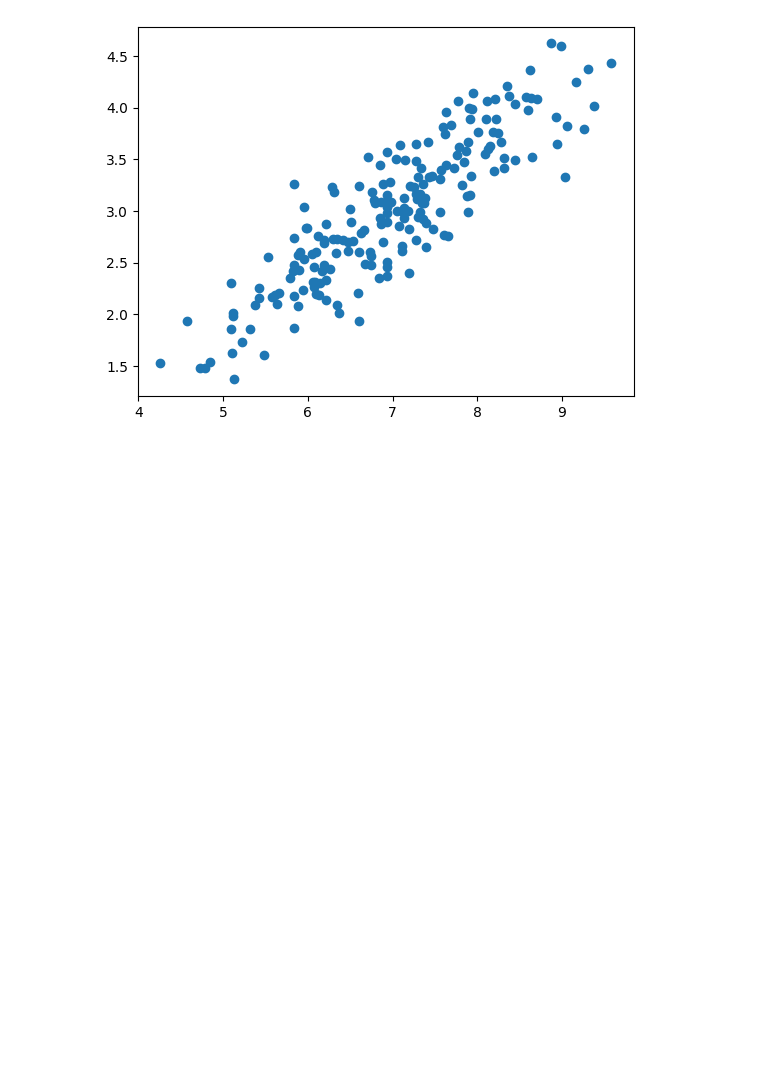
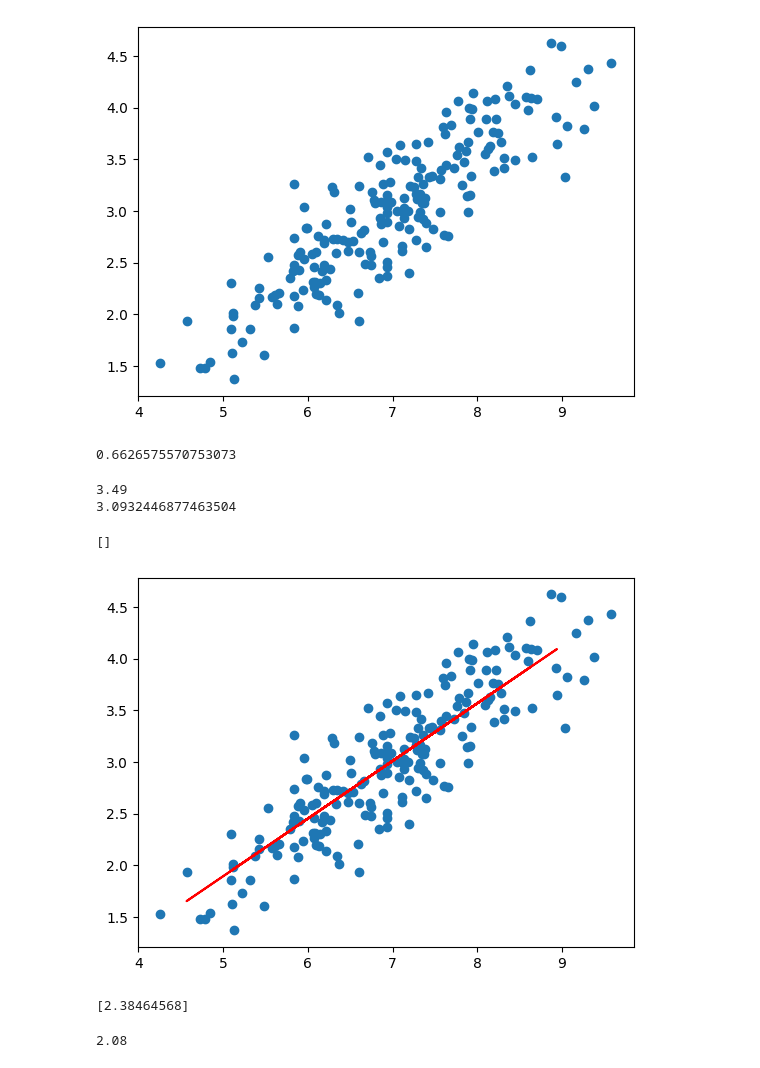
Before and after one commit to UdaysharmaData/Machine-Learning, a Jupyter notebook: Linear Regression Campusx/SLR1.ipynb, the cells around one changed output. Cells and saved outputs as stored; diff of their text form; code cells hidden in the pictures; blank space fills up the shorter version.

```diff
--- a/Linear Regression Campusx/SLR1.ipynb
+++ b/Linear Regression Campusx/SLR1.ipynb
@@ -19,3 +19,35 @@ plt.plot()
 # %% [output]
 []
 [figure]
+# %%
+X = df.iloc[:,0:1]
+y = df.iloc[:,1]
+# %%
+from sklearn.model_selection import train_test_split
+X_train,X_test,y_train,y_test = train_test_split(X,y,test_size=0.2,random_state=2)
+# %%
+from sklearn.linear_model import LinearRegression
+
+model = LinearRegression()
+
+model.fit(X_train,y_train)
+y_predict = model.predict(X_test)
+# %%
+from sklearn.metrics import r2_score
+
+r2_score(y_predict,y_test)
+# %% [output]
+0.6626575570753073
+# %%
+print(y_test.iloc[1])
+print(y_predict[1])
+# %% [output]
+3.49
+3.0932446877463504
+# %%
+plt.scatter(data=df,x='cgpa',y='package')
+plt.plot(X_test,y_predict,color = 'red')
+plt.plot()
+# %% [output]
+[]
+[figure, added]
@@ -21,0 +57,10 @@ plt.plot()
+# %%
+# y = mx + b
+
+print((m*X_test.iloc[2].values) + b)
+# %% [output]
+[2.38464568]
+# %%
+y_test.iloc[2]
+# %% [output]
+2.08
```
Also changed, not shown: parts of 1 cell of this notebook.
